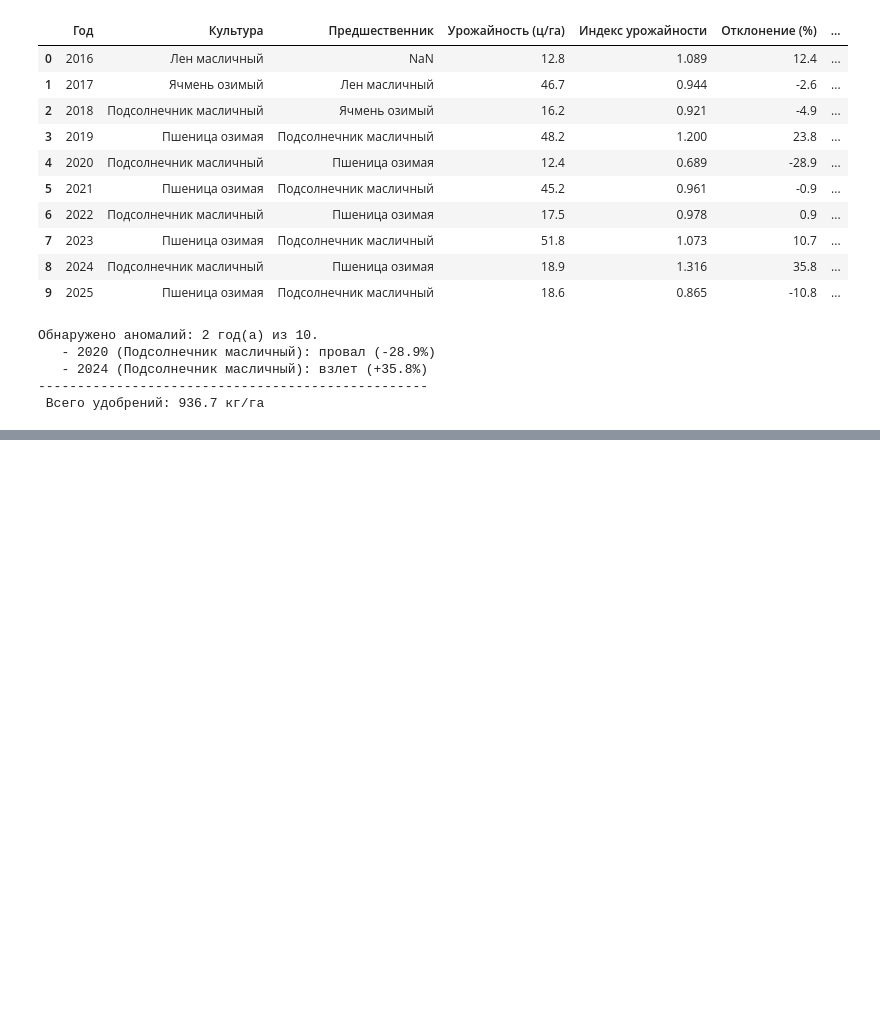
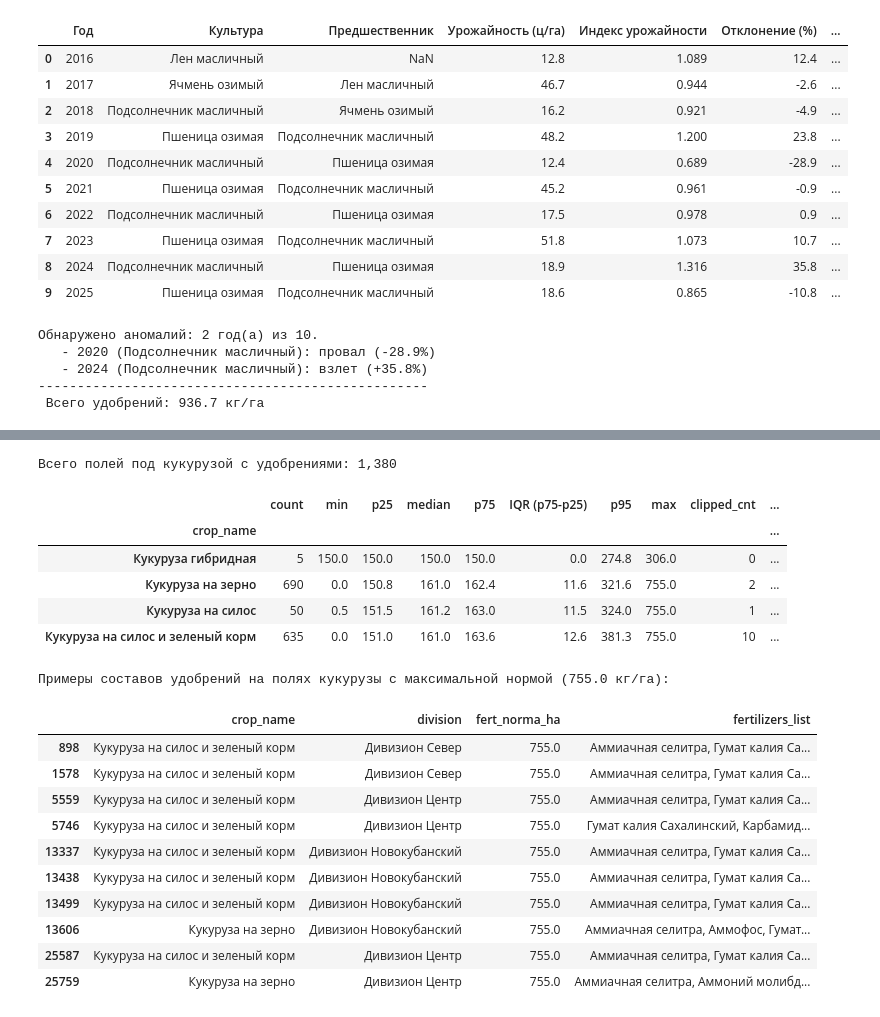
Before and after one commit to Bleckeid/stab, a Jupyter notebook: fields_stab_notebook.ipynb, the cells around one changed output, grey strips where cells are left out. Saved outputs shown, nothing was run; the diff lists cells and outputs as text; code cells hidden in the pictures; blank space fills up the shorter version.

```diff
--- a/fields_stab_notebook.ipynb
+++ b/fields_stab_notebook.ipynb
@@ -3386,0 +3941,79 @@ plt.show()
+# %%
+# Срез по всем разновидностям кукурузы с удобрениями
+corn_df = df_merged_study[
+    df_merged_study["crop_name"].str.contains("Кукуруза", case=False, na=False)
+    & (df_merged_study["has_fertilizer"] == 1)
+].copy()
+
+print(f"Всего полей под кукурузой с удобрениями: {len(corn_df):,}")
+
+# Расчет квантилей и доли клиппинга по видам кукурузы
+corn_stats = (
+    corn_df.groupby("crop_name")["fert_norma_ha"]
+    .agg(
+        count="count",
+        min="min",
+        p25=lambda x: x.quantile(0.25),
+        median="median",
+        p75=lambda x: x.quantile(0.75),
+        p95=lambda x: x.quantile(0.95),
+        max="max",
+        clipped_cnt=lambda x: (x >= Q99_FERT).sum(),
+    )
+    .round(1)
+)
+
+corn_stats["IQR (p75-p25)"] = (corn_stats["p75"] - corn_stats["p25"]).round(1)
+corn_stats["Доля клиппинга (%)"] = (
+    (corn_stats["clipped_cnt"] / corn_stats["count"]) * 100
+).round(2)
+
+display(
+    corn_stats[
+        [
+            "count",
+            "min",
+            "p25",
+            "median",
+            "p75",
+            "IQR (p75-p25)",
+            "p95",
+            "max",
+            "clipped_cnt",
+            "Доля клиппинга (%)",
+        ]
+    ]
+)
+
+# Проверка составов удобрений на полях кукурузы с клиппингом
+corn_clipped = corn_df[corn_df["fert_norma_ha"] >= Q99_FERT]
+if len(corn_clipped) > 0:
+  print(
+      f"\nПримеры составов удобрений на полях кукурузы с максимальной нормой"
+      f" ({Q99_FERT} кг/га):"
+  )
+  display(
+      corn_clipped[
+          ["crop_name", "division", "fert_norma_ha", "fertilizers_list"]
+      ].head(10)
+  )
+# %% [output]
+Всего полей под кукурузой с удобрениями: 1,380
+|  | count | min | p25 | median | p75 | IQR (p75-p25) | p95 | max | clipped_cnt | ... |
+| crop_name |  |  |  |  |  |  |  |  |  | ... |
+| Кукуруза гибридная | 5 | 150.0 | 150.0 | 150.0 | 150.0 | 0.0 | 274.8 | 306.0 | 0 | ... |
+| Кукуруза на зерно | 690 | 0.0 | 150.8 | 161.0 | 162.4 | 11.6 | 321.6 | 755.0 | 2 | ... |
+| Кукуруза на силос | 50 | 0.5 | 151.5 | 161.2 | 163.0 | 11.5 | 324.0 | 755.0 | 1 | ... |
+| Кукуруза на силос и зеленый корм | 635 | 0.0 | 151.0 | 161.0 | 163.6 | 12.6 | 381.3 | 755.0 | 10 | ... |
+Примеры составов удобрений на полях кукурузы с максимальной нормой (755.0 кг/га):
+|  | crop_name | division | fert_norma_ha | fertilizers_list |
+| 898 | Кукуруза на силос и зеленый корм | Дивизион Север | 755.0 | Аммиачная селитра, Гумат калия Са... |
+| 1578 | Кукуруза на силос и зеленый корм | Дивизион Север | 755.0 | Аммиачная селитра, Гумат калия Са... |
+| 5559 | Кукуруза на силос и зеленый корм | Дивизион Центр | 755.0 | Аммиачная селитра, Гумат калия Са... |
+| 5746 | Кукуруза на силос и зеленый корм | Дивизион Центр | 755.0 | Гумат калия Сахалинский, Карбамид... |
+| 13337 | Кукуруза на силос и зеленый корм | Дивизион Новокубанский | 755.0 | Аммиачная селитра, Гумат калия Са... |
+| 13438 | Кукуруза на силос и зеленый корм | Дивизион Новокубанский | 755.0 | Аммиачная селитра, Гумат калия Са... |
+| 13499 | Кукуруза на силос и зеленый корм | Дивизион Новокубанский | 755.0 | Аммиачная селитра, Гумат калия Са... |
+| 13606 | Кукуруза на зерно | Дивизион Новокубанский | 755.0 | Аммиачная селитра, Аммофос, Гумат... |
+| 25587 | Кукуруза на силос и зеленый корм | Дивизион Центр | 755.0 | Аммиачная селитра, Гумат калия Са... |
+| 25759 | Кукуруза на зерно | Дивизион Центр | 755.0 | Аммиачная селитра, Аммоний молибд... |
```
Also changed, not shown: parts of 53 cells of this notebook.
